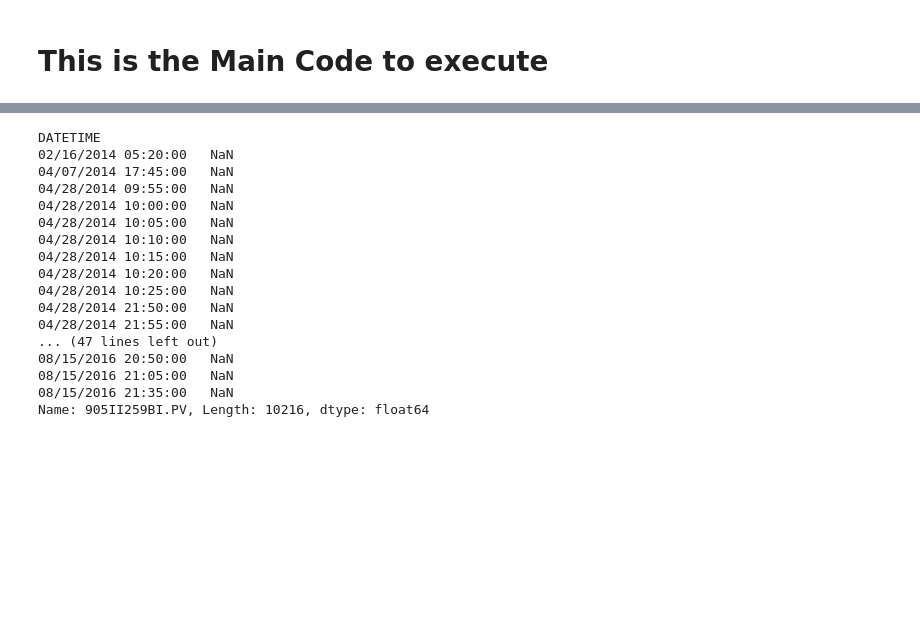
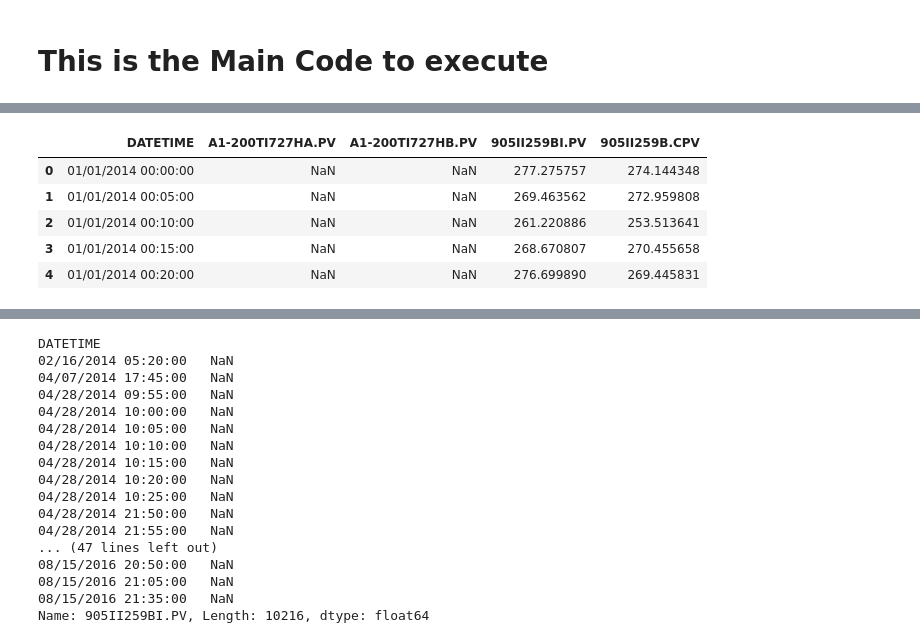
Before and after one commit to racekiller/CSVFormattingTools, a Jupyter notebook: CSVFormattingTool_functions_Debugging.ipynb, the cells around one changed output, grey strips where cells are left out. Drawn from its saved outputs; the diff is of its cells as text; code cells hidden in the pictures; blank space fills up the shorter version.

```diff
--- a/CSVFormattingTool_functions_Debugging.ipynb
+++ b/CSVFormattingTool_functions_Debugging.ipynb
@@ -301,0 +304,10 @@ df2 = LoadCSV(CSVFileWithPath, CSVFile)
+# %%
+# Rename date and time column
+print ('Renaming date and time column')
+RenameColumn(df2)
+# Apply Date and time format to dataframe
+print ('Applying date and time format')
+ApplyDateFormat(df2)
+
+# Apply Index and create two dataframes
+df2_1, df2_2 = SetIndex(df2)
@@ -342,0 +441,11 @@ Sensor = '905II259BI.PV'
+# %%
+df3_with_nan = df2_with_nan.reset_index(drop=False)
+# %%
+df3_with_nan.head()
+# %% [output]
+|  | DATETIME | A1-200TI727HA.PV | A1-200TI727HB.PV | 905II259BI.PV | 905II259B.CPV |
+| 0 | 01/01/2014 00:00:00 | NaN | NaN | 277.275757 | 274.144348 |
+| 1 | 01/01/2014 00:05:00 | NaN | NaN | 269.463562 | 272.959808 |
+| 2 | 01/01/2014 00:10:00 | NaN | NaN | 261.220886 | 253.513641 |
+| 3 | 01/01/2014 00:15:00 | NaN | NaN | 268.670807 | 270.455658 |
+| 4 | 01/01/2014 00:20:00 | NaN | NaN | 276.699890 | 269.445831 |
```
Also changed, not shown: parts of 25 cells of this notebook, 4 other files.
